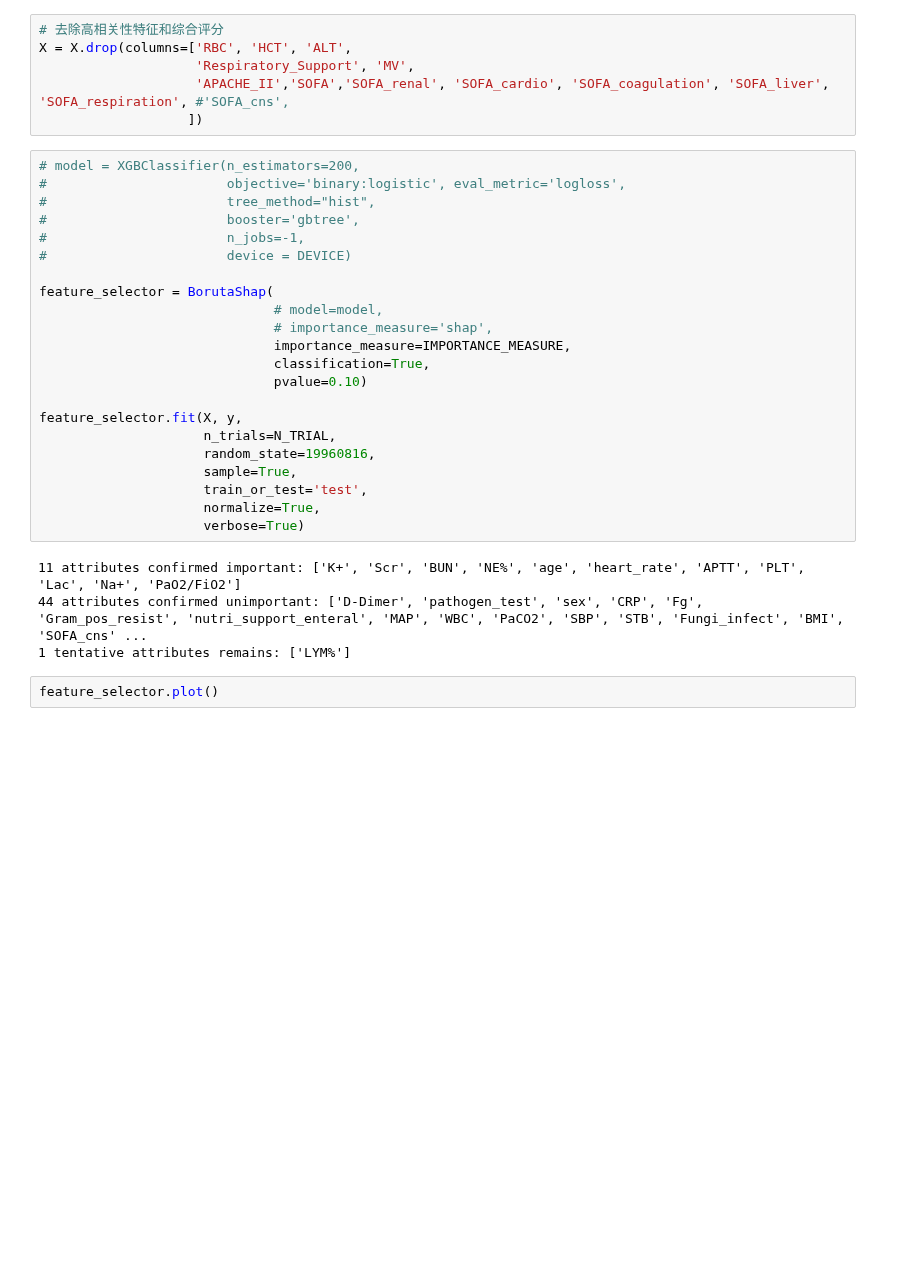
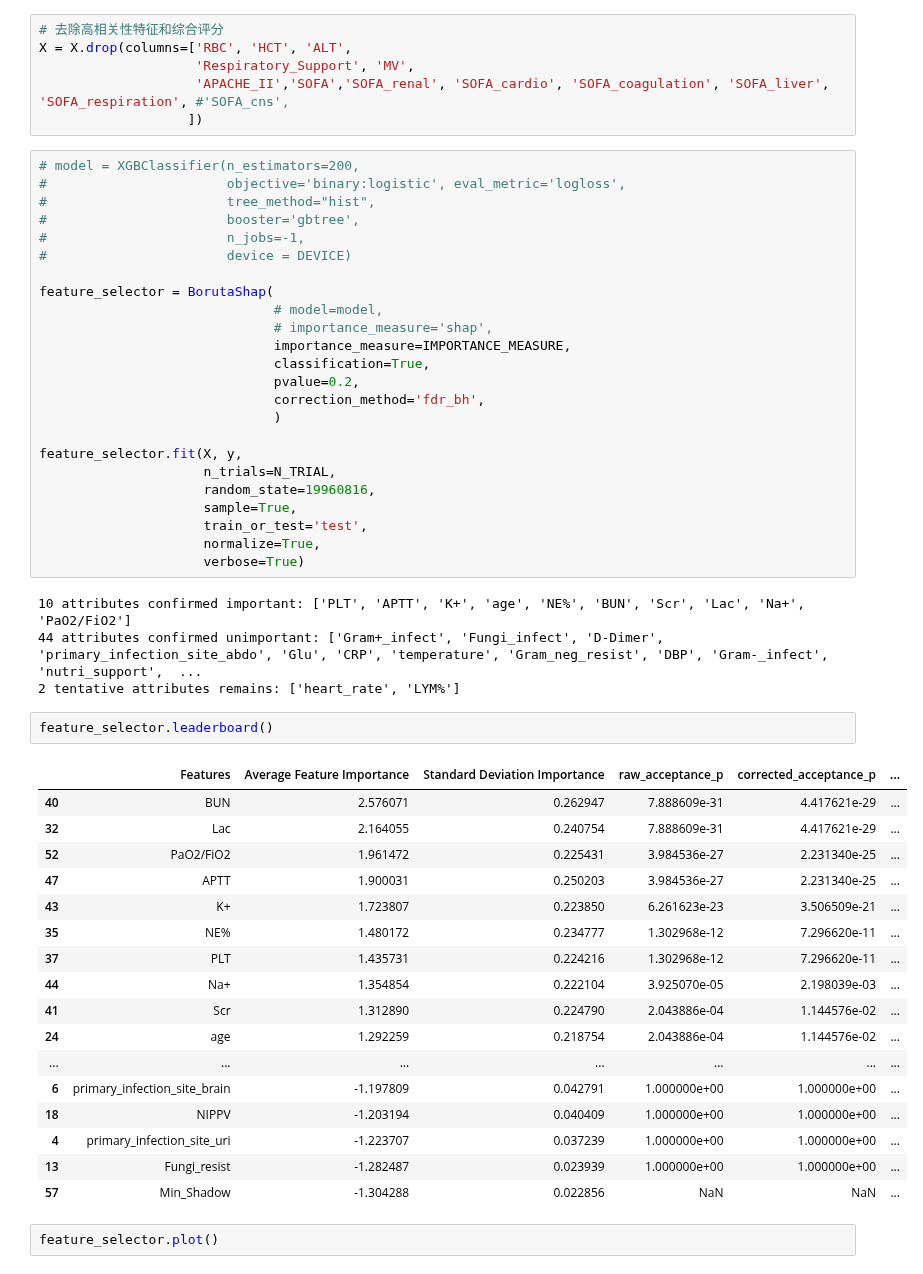
Before and after one commit to xuxu-wei/sepsis-mortality, a Jupyter notebook: data_process/feature_selection_EXIT_SEP-borutashap.ipynb, the cells around one changed output. Drawn from its saved outputs; the diff is of its cells as text; blank space fills up the shorter version.

```diff
--- a/data_process/feature_selection_EXIT_SEP-borutashap.ipynb
+++ b/data_process/feature_selection_EXIT_SEP-borutashap.ipynb
@@ -90,7 +91,9 @@ feature_selector = BorutaShap(
                               # importance_measure='shap',
                               importance_measure=IMPORTANCE_MEASURE,
                               classification=True,
-                              pvalue=0.10)
+                              pvalue=0.2,
+                              correction_method='fdr_bh',
+                              )
 
 feature_selector.fit(X, y,
                      n_trials=N_TRIAL,
@@ -100,9 +103,29 @@ feature_selector.fit(X, y,
                      normalize=True,
                      verbose=True)
 # %% [output]
-11 attributes confirmed important: ['K+', 'Scr', 'BUN', 'NE%', 'age', 'heart_rate', 'APTT', 'PLT', 'Lac', 'Na+', 'PaO2/FiO2']
-44 attributes confirmed unimportant: ['D-Dimer', 'pathogen_test', 'sex', 'CRP', 'Fg', 'Gram_pos_resist', 'nutri_support_enteral', 'MAP', 'WBC', 'PaCO2', 'SBP', 'STB', 'Fungi_infect', 'BMI', 'SOFA_cns' ...
-1 tentative attributes remains: ['LYM%']
+10 attributes confirmed important: ['PLT', 'APTT', 'K+', 'age', 'NE%', 'BUN', 'Scr', 'Lac', 'Na+', 'PaO2/FiO2']
+44 attributes confirmed unimportant: ['Gram+_infect', 'Fungi_infect', 'D-Dimer', 'primary_infection_site_abdo', 'Glu', 'CRP', 'temperature', 'Gram_neg_resist', 'DBP', 'Gram-_infect', 'nutri_support',  ...
+2 tentative attributes remains: ['heart_rate', 'LYM%']
+# %%
+feature_selector.leaderboard()
+# %% [output]
+|  | Features | Average Feature Importance | Standard Deviation Importance | raw_acceptance_p | corrected_acceptance_p | ... |
+| 40 | BUN | 2.576071 | 0.262947 | 7.888609e-31 | 4.417621e-29 | ... |
+| 32 | Lac | 2.164055 | 0.240754 | 7.888609e-31 | 4.417621e-29 | ... |
+| 52 | PaO2/FiO2 | 1.961472 | 0.225431 | 3.984536e-27 | 2.231340e-25 | ... |
+| 47 | APTT | 1.900031 | 0.250203 | 3.984536e-27 | 2.231340e-25 | ... |
+| 43 | K+ | 1.723807 | 0.223850 | 6.261623e-23 | 3.506509e-21 | ... |
+| 35 | NE% | 1.480172 | 0.234777 | 1.302968e-12 | 7.296620e-11 | ... |
+| 37 | PLT | 1.435731 | 0.224216 | 1.302968e-12 | 7.296620e-11 | ... |
+| 44 | Na+ | 1.354854 | 0.222104 | 3.925070e-05 | 2.198039e-03 | ... |
+| 41 | Scr | 1.312890 | 0.224790 | 2.043886e-04 | 1.144576e-02 | ... |
+| 24 | age | 1.292259 | 0.218754 | 2.043886e-04 | 1.144576e-02 | ... |
+| ... | ... | ... | ... | ... | ... | ... |
+| 6 | primary_infection_site_brain | -1.197809 | 0.042791 | 1.000000e+00 | 1.000000e+00 | ... |
+| 18 | NIPPV | -1.203194 | 0.040409 | 1.000000e+00 | 1.000000e+00 | ... |
+| 4 | primary_infection_site_uri | -1.223707 | 0.037239 | 1.000000e+00 | 1.000000e+00 | ... |
+| 13 | Fungi_resist | -1.282487 | 0.023939 | 1.000000e+00 | 1.000000e+00 | ... |
+| 57 | Min_Shadow | -1.304288 | 0.022856 | NaN | NaN | ... |
 # %%
 feature_selector.plot()
 # %% [output]
```
Also changed, not shown: parts of 1 cell of this notebook, 3 other files.
